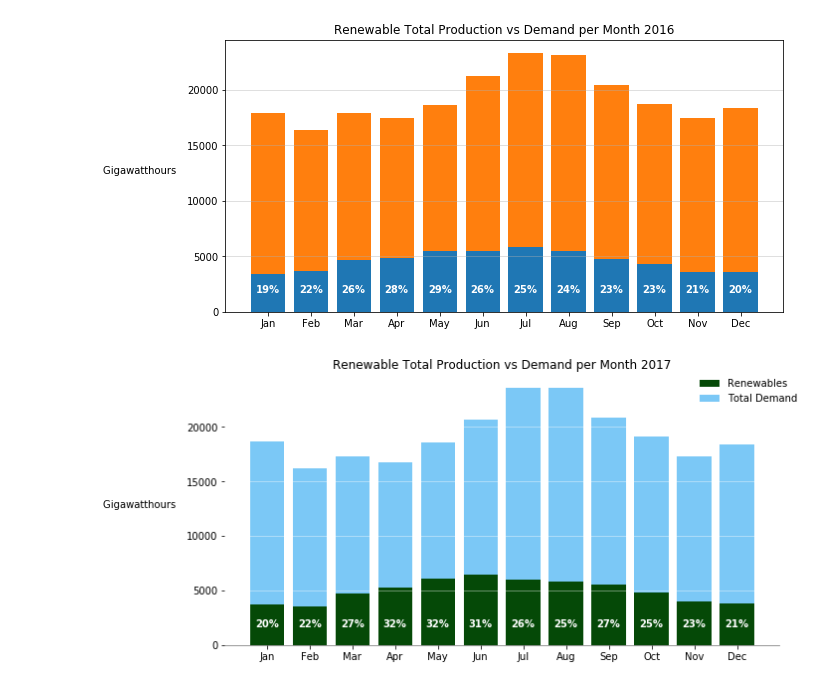
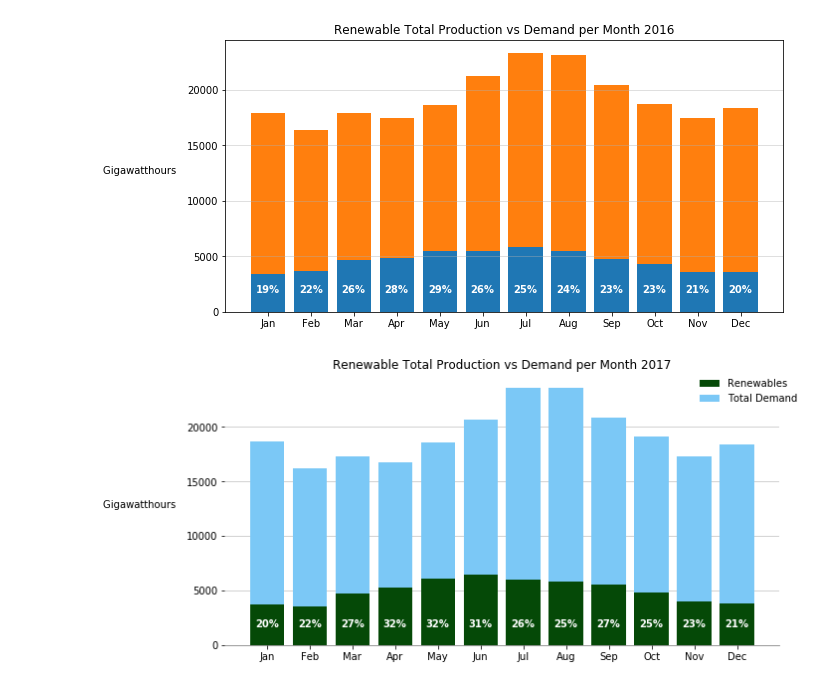
Before and after one commit to scottinsactown/California-Renewable-Energy--data-analysis, a Jupyter notebook: project_start_scott.ipynb, the cells around one changed output. Drawn from its saved outputs; the diff is of its cells as text; code cells hidden in the pictures.

```diff
--- a/project_start_scott.ipynb
+++ b/project_start_scott.ipynb
@@ -181,7 +189,6 @@ plt.show()
 [figure]
 # %%
 # Repeat for 2017
-
 data_17 = monthly_sum.loc[2017].reset_index()
 data_17['MONTH'] = data_17['MONTH'].map({1:'Jan',2:'Feb',3:'Mar',4:'Apr',5:'May',6:'Jun',7:'Jul',8:'Aug',9:'Sep',10:'Oct',11:'Nov',12:'Dec'})
 
@@ -202,33 +209,33 @@ merged_df_17.head()
 fig,ax = plt.subplots()
 renew_17 = merged_df_17['Renew Gigawatthours']
 fig.set_figheight(5) #adjust if needed
 fig.set_figwidth(10)
 p1 = plt.bar(merged_df_17['MONTH'],renew_17,width=.8,color='xkcd:darkgreen',label='Renewables') #make dark green?
 
 # Show total demand less renewables produced
 p2 = plt.bar(merged_df_17['MONTH'],(merged_df_17['Demand Gigawatthours']-renew_17),
              bottom=renew_17,width=.8,color='xkcd:lightblue',label='Total Demand') #make light green?
     #color consistent with other charts for total demand
 
 # Label bars with % renewable concentration
 bar_label = merged_df_17['Percent Renew']
 def autolabel(rects):
     for idx,rect in enumerate(p1):
         height = 1500
         ax.text(rect.get_x() + rect.get_width()/2., height, (bar_label[idx]),
                 ha='center',va='bottom',color='w',weight='bold')
 autolabel (p1)
 
 plt.title('Renewable Total Production vs Demand per Month 2017')
 plt.ylabel("Gigawatthours  ",rotation='0',ha='right')
 
 ax.spines['top'].set_visible(False)
 ax.spines['right'].set_visible(False)
 ax.spines['left'].set_visible(False)
 ax.spines['bottom'].set_alpha(.5)
-plt.grid(axis='y',alpha=.5,color='w')
-# ax.set_axisbelow(True) #keep in front?
+plt.grid(axis='y',alpha=.7)
+ax.set_axisbelow(True) #keep in front?
 plt.legend(bbox_to_anchor=(1.04,1), borderaxespad=0,frameon=False) #put outside chart and revere order
 plt.show()
 # %% [output]
-[figure, old version]
+[figure, new version]
```
Also changed, not shown: parts of 6 cells of this notebook.
